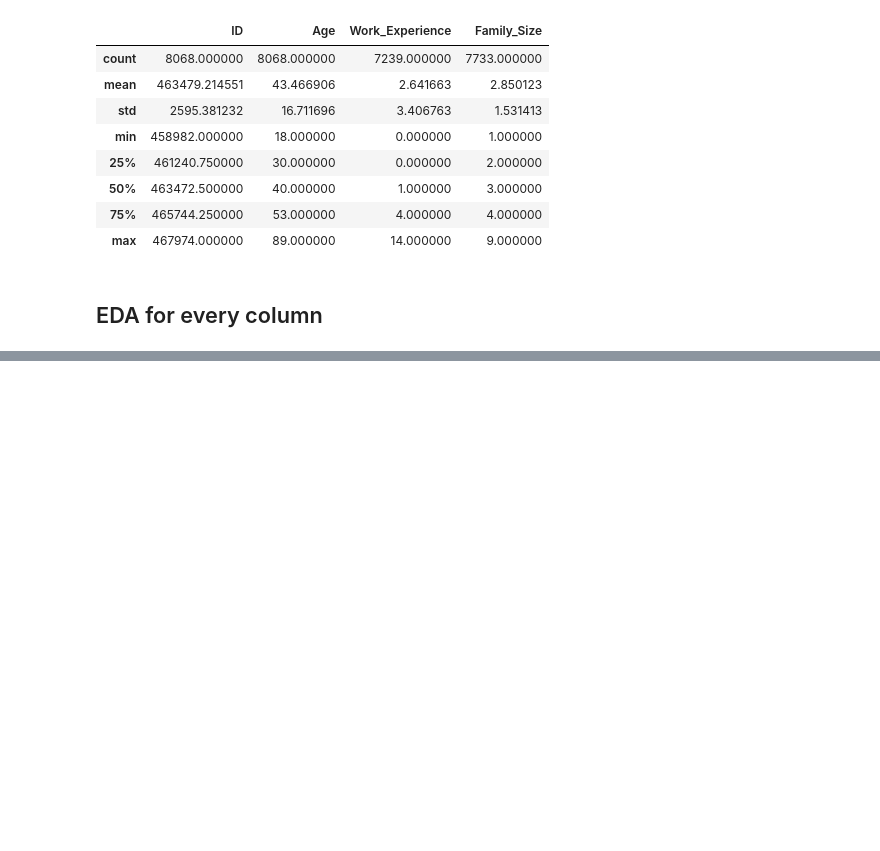
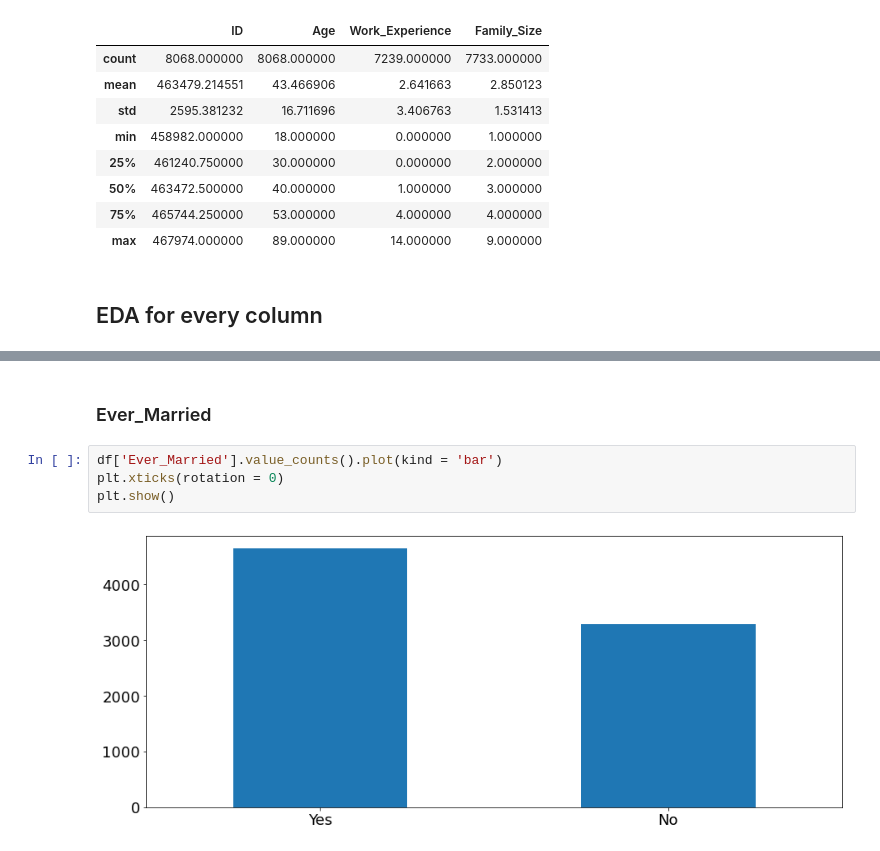
Before and after one commit to Yoyoyamato/customer-segmentation-classification, a Jupyter notebook: EDA.ipynb, the cells around one changed output, grey strips where cells are left out. Saved outputs shown, nothing was run; the diff lists cells and outputs as text; blank space fills up the shorter version.

```diff
--- a/EDA.ipynb
+++ b/EDA.ipynb
@@ -51,0 +60,8 @@ df.describe()
+# %% [markdown]
+### Ever_Married
+# %%
+df['Ever_Married'].value_counts().plot(kind = 'bar')
+plt.xticks(rotation = 0)
+plt.show()
+# %% [output]
+[figure, added]
```
Also changed, not shown: parts of 18 cells of this notebook.
